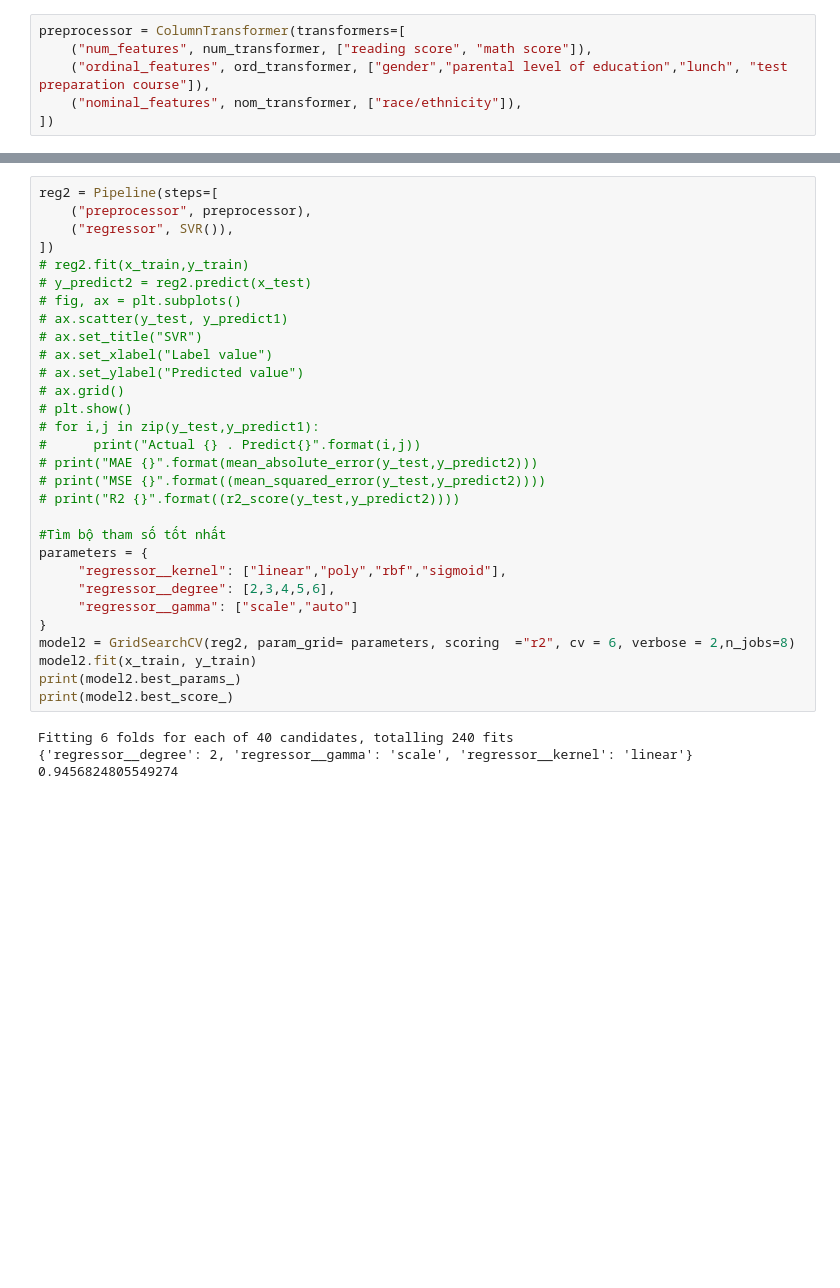
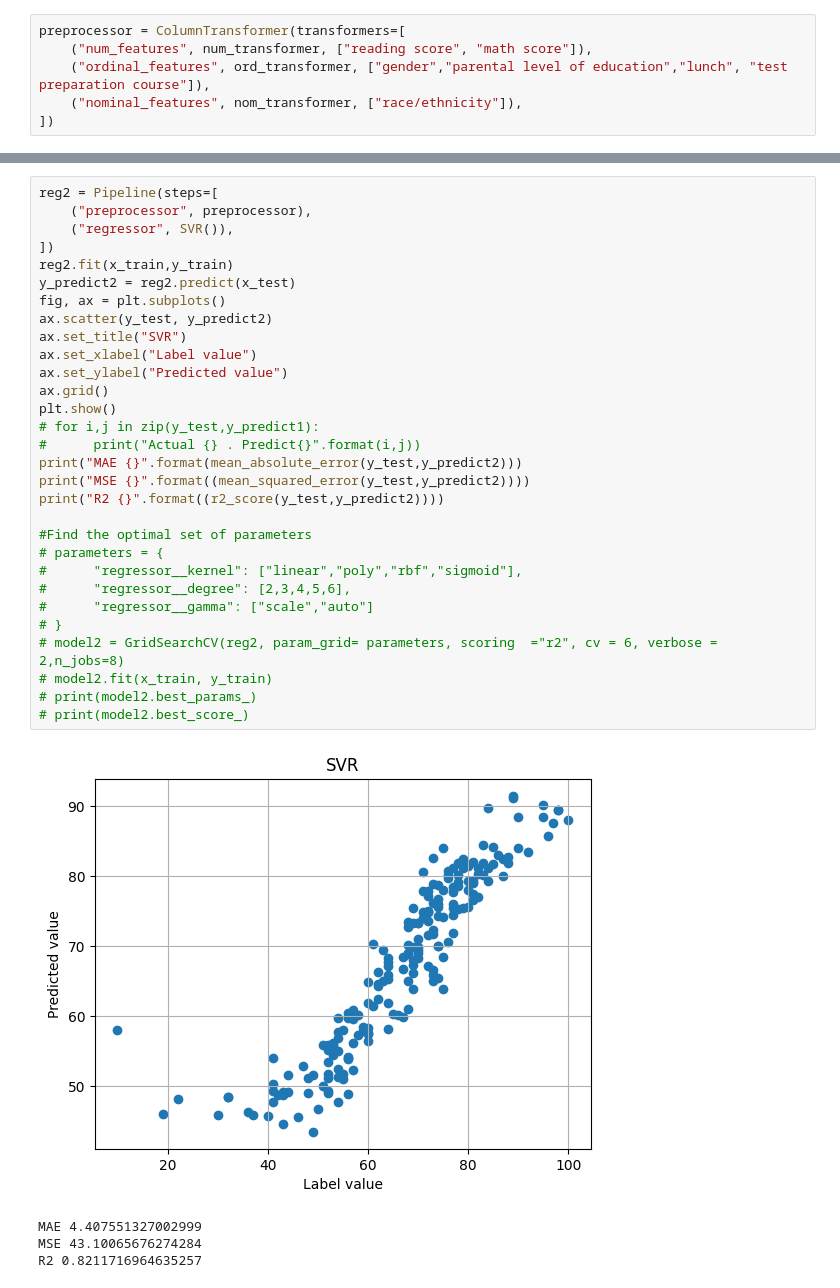
Before and after one commit to minhAI2045/Build-model-predicting-diabetes, a Jupyter notebook: AIbaocao.ipynb, the cells around one changed output, grey strips where cells are left out. Drawn from its saved outputs; the diff is of its cells as text; blank space fills up the shorter version.

```diff
--- a/AIbaocao.ipynb
+++ b/AIbaocao.ipynb
@@ -137,37 +133,38 @@ Fitting 6 folds for each of 96 candidates, totalling 576 fits
 # %%
 reg2 = Pipeline(steps=[
     ("preprocessor", preprocessor),
     ("regressor", SVR()),
 ])
-# reg2.fit(x_train,y_train)
-# y_predict2 = reg2.predict(x_test)
-# fig, ax = plt.subplots()
-# ax.scatter(y_test, y_predict1)
-# ax.set_title("SVR")
-# ax.set_xlabel("Label value")
-# ax.set_ylabel("Predicted value")
-# ax.grid()
-# plt.show()
+reg2.fit(x_train,y_train)
+y_predict2 = reg2.predict(x_test)
+fig, ax = plt.subplots()
+ax.scatter(y_test, y_predict2)
+ax.set_title("SVR")
+ax.set_xlabel("Label value")
+ax.set_ylabel("Predicted value")
+ax.grid()
+plt.show()
 # for i,j in zip(y_test,y_predict1):
 #      print("Actual {} . Predict{}".format(i,j))
-# print("MAE {}".format(mean_absolute_error(y_test,y_predict2)))
-# print("MSE {}".format((mean_squared_error(y_test,y_predict2))))
-# print("R2 {}".format((r2_score(y_test,y_predict2))))
+print("MAE {}".format(mean_absolute_error(y_test,y_predict2)))
+print("MSE {}".format((mean_squared_error(y_test,y_predict2))))
+print("R2 {}".format((r2_score(y_test,y_predict2))))
 
-#Tìm bộ tham số tốt nhất
-parameters = {
-     "regressor__kernel": ["linear","poly","rbf","sigmoid"],
-     "regressor__degree": [2,3,4,5,6],
-     "regressor__gamma": ["scale","auto"]
-}
-model2 = GridSearchCV(reg2, param_grid= parameters, scoring  ="r2", cv = 6, verbose = 2,n_jobs=8)
-model2.fit(x_train, y_train)
-print(model2.best_params_)
-print(model2.best_score_)
+#Find the optimal set of parameters
+# parameters = {
+#      "regressor__kernel": ["linear","poly","rbf","sigmoid"],
+#      "regressor__degree": [2,3,4,5,6],
+#      "regressor__gamma": ["scale","auto"]
+# }
+# model2 = GridSearchCV(reg2, param_grid= parameters, scoring  ="r2", cv = 6, verbose = 2,n_jobs=8)
+# model2.fit(x_train, y_train)
+# print(model2.best_params_)
+# print(model2.best_score_)
 # %% [output]
+[figure, added]
-Fitting 6 folds for each of 40 candidates, totalling 240 fits
-{'regressor__degree': 2, 'regressor__gamma': 'scale', 'regressor__kernel': 'linear'}
-0.9456824805549274
+MAE 4.407551327002999
+MSE 43.10065676274284
+R2 0.8211716964635257
 # %%
 reg3 = Pipeline(steps=[
     ("preprocessor", preprocessor),
```
Also changed, not shown: parts of 7 cells of this notebook.
